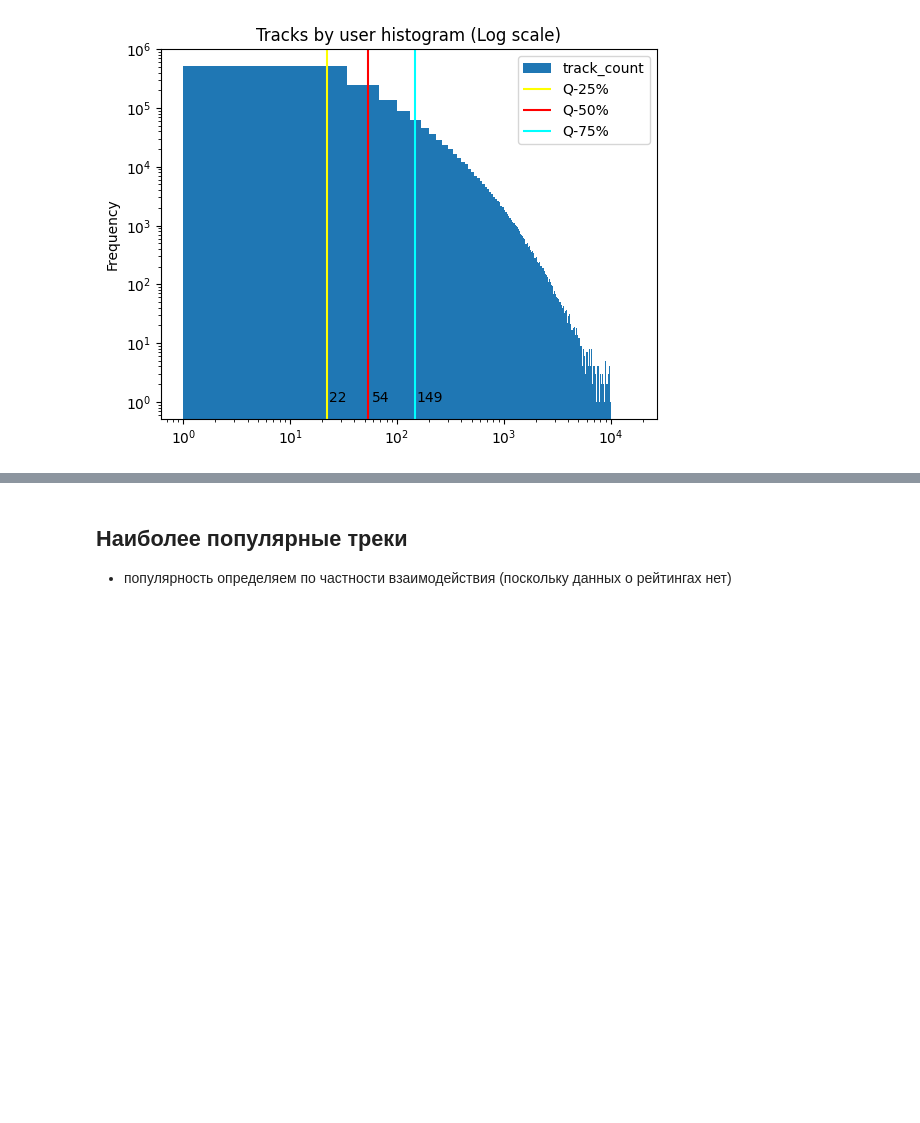
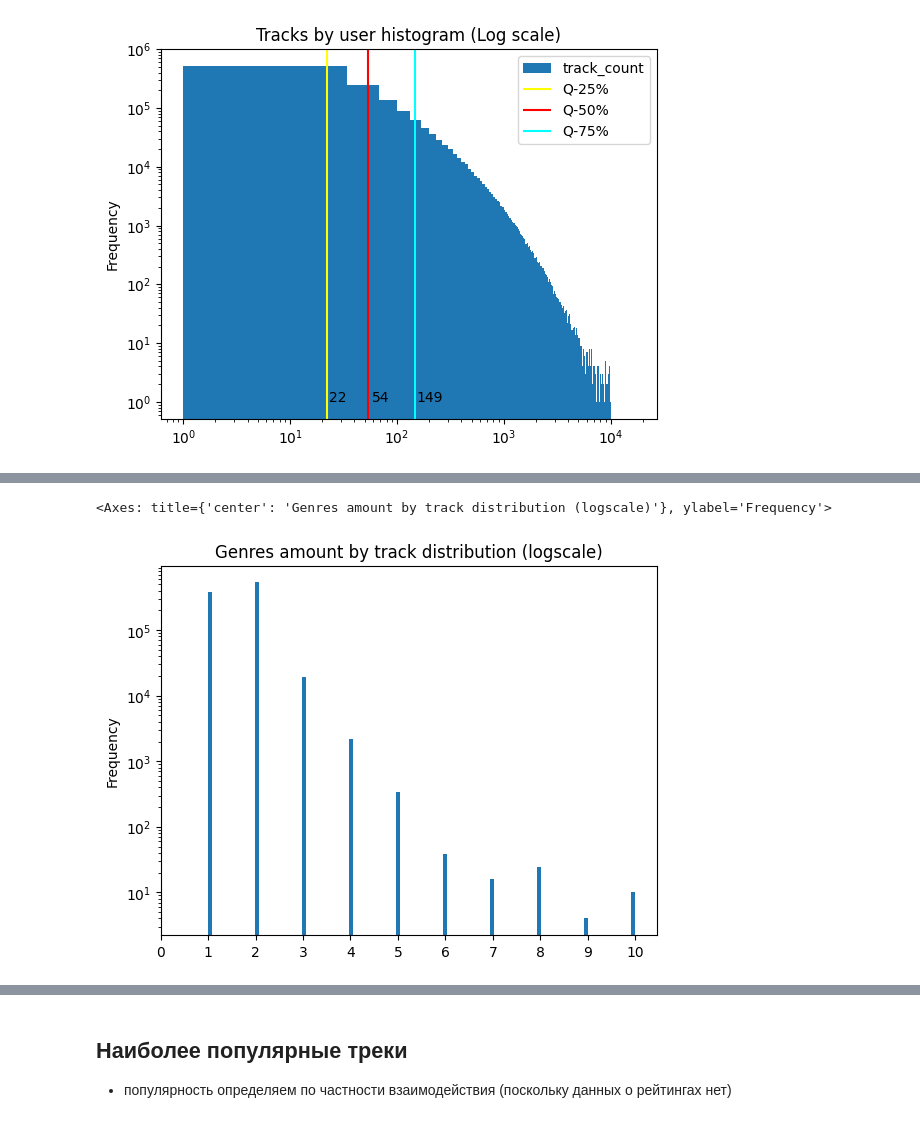
Before and after one commit to khromenko/mle-project-sprint-4-v001, a Jupyter notebook: recommendations.ipynb, the cells around one changed output, grey strips where cells are left out. Cells and saved outputs as stored; diff of their text form; code cells hidden in the pictures; blank space fills up the shorter version.

```diff
--- a/recommendations.ipynb
+++ b/recommendations.ipynb
@@ -620,13 +617,0 @@ ax.legend()
-# %%
-interactions_by_genre = pd.DataFrame(interactions['track_id'].value_counts().sort_values(ascending=False).reset_index()).set_index('track_id') \
-    .merge(
-        tracks_flat_combined.set_index('track_id')[['genre_name']],
-        on='track_id',
-        how='left'
-    ) \
-    .reset_index() \
-    .explode('genre_name')  \
-    .groupby('genre_name').agg(total_count=('count', 'sum')).sort_values(by='total_count', ascending=False) \
-    .reset_index()
-
-interactions_by_genre
@@ -664,0 +659,5 @@ interactions_by_genre \
+# %%
+tracks_flat_combined['genre_id'].transform(len).plot.hist(bins=100, log=True, xticks=range(11), title='Genres amount by track distribution (logscale)')
+# %% [output]
+<Axes: title={'center': 'Genres amount by track distribution (logscale)'}, ylabel='Frequency'>
+[figure, added]
```
Also changed, not shown: parts of 32 cells of this notebook.
